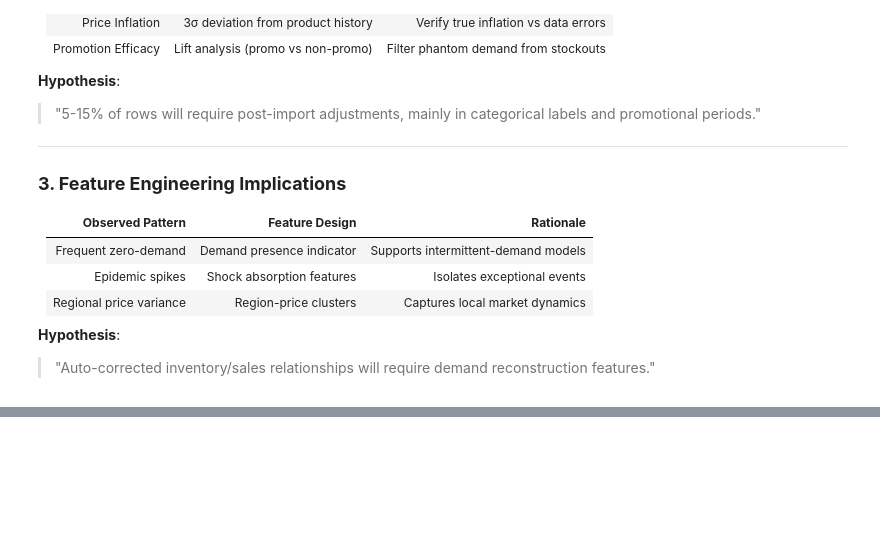
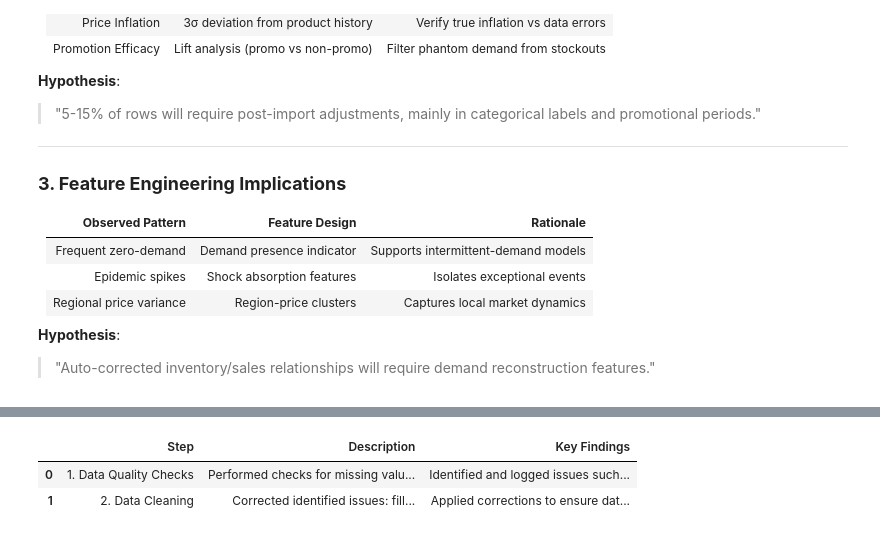
Before and after one commit to SpencerChristopher/kaggle-retail-inventory-demand-forecasting, a Jupyter notebook: retail-store-inventory-and-demand-forecasting.ipynb, the cells around one changed output, grey strips where cells are left out. Cells and saved outputs as stored; diff of their text form; code cells hidden in the pictures; blank space fills up the shorter version.

```diff
--- a/retail-store-inventory-and-demand-forecasting.ipynb
+++ b/retail-store-inventory-and-demand-forecasting.ipynb
@@ -551,0 +1932,81 @@ Store Product Coverage (first 5):
+# %%
+# ================================================================
+# Data Quality Process Summary and Documentation
+#
+# Purpose: Aggregate and summarize insights from all previous steps,
+#          document actions, and prepare for reporting.
+# ================================================================
+
+import pandas as pd
+from IPython.display import display, Markdown
+
+# --- 1. Data Quality Checks and Cleaning (Steps 1 & 2) ---
+summary = {
+    'Step': ['1. Data Quality Checks', '2. Data Cleaning'],
+    'Description': [
+        'Performed checks for missing values, data types, duplicates, negative values, and logical inconsistencies.',
+        'Corrected identified issues: filled missing values, fixed negative inventory, ensured category consistency, and addressed value anomalies.'
+    ],
+    'Key Findings': [
+        'Identified and logged issues such as negative inventory, sales > inventory, negative prices, and missing values.',
+        'Applied corrections to ensure data integrity and consistency.'
+    ]
+}
+
+df_summary = pd.DataFrame(summary)
+display(df_summary)
+
+# --- 2. Demand Characteristics (Part C) ---
+display(Markdown('''
+## Demand Characteristics (Part C) – Key Insights
+
+- **Epidemic (COVID-19) periods:** Significantly lower demand, as expected.
+- **Promotions:** Effectively increase demand.
+- **Regional demand:** Stable, with minor variations and some outliers.
+- **Zero-demand rows:** Rare; intermittent demand is not a major issue.
+- **Forecast accuracy:** Forecasts tend to over-predict actual sales, but correlation is strong.
+- **No major data quality issues were found.**
+'''))
+
+# --- 3. Insights-to-Action Mapping (Part 3) ---
+display(Markdown('''
+## Insights-to-Action Mapping (Part 3)
+
+| Finding                | Impact                              | Action                                      |
+|------------------------|-------------------------------------|---------------------------------------------|
+| Epidemic demand spikes | Non-stationary time series          | Add shock indicator features to models      |
+| Promotion periods      | Increased demand                    | Include promotion flag as a feature         |
+| Regional sales clusters| Geographic bias                     | Add region dummy variables                  |
+| Zero-demand rows       | Intermittent demand pattern         | Sample-check for accuracy; use intermittent demand models if needed |
+| Forecast over-forecasting | Systematic error, excess inventory risk | Review and refine forecasting methodology   |
+'''))
+
+# --- 4. Target Outputs (Part 4) ---
+display(Markdown('''
+## Target Outputs (Part 4)
+
+- **Data Quality Scorecard:** Summary metrics for each quality dimension.
+- **Visual Dashboards:** Key findings visualized for stakeholders.
+- **Priority Cleaning Tasks:** Roadmap for addressing identified issues.
+- **Model Compatibility Assessment:** Evaluation of data suitability for different forecasting models.
+- **Feature Engineering Roadmap:** Plan for creating derived features (e.g., region dummies, event flags).
+- **Model Selection Justification:** Documentation of model choices based on data characteristics.
+'''))
+
+# --- 5. Next Steps ---
+display(Markdown('''
+## Next Steps
+
+- **Prepare visual dashboards and scorecards.**
+- **Implement feature engineering steps (region dummies, event flags).**
+- **Refine forecasting methodology based on identified patterns.**
+- **Document model selection and justification.**
+'''))
+
+print("="*60)
+print("Data Quality Process Summary and Documentation Complete")
+print("="*60)
+# %% [output]
+|  | Step | Description | Key Findings |
+| 0 | 1. Data Quality Checks | Performed checks for missing valu... | Identified and logged issues such... |
+| 1 | 2. Data Cleaning | Corrected identified issues: fill... | Applied corrections to ensure dat... |
```
Also changed, not shown: parts of 25 cells of this notebook.
